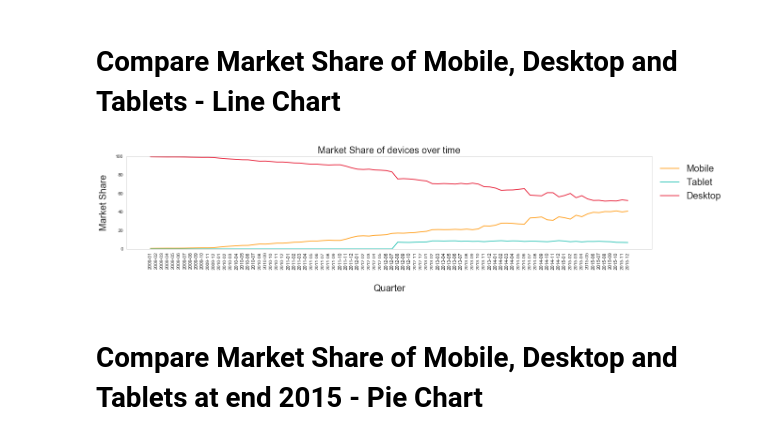
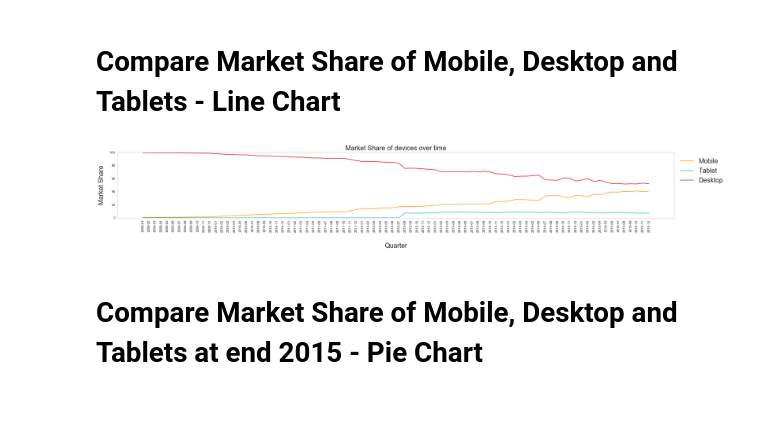
Before and after one commit to Ghos7ie/PDS_CA2, a Jupyter notebook: Graph Plotting.ipynb, the cells around one changed output. Saved outputs shown, nothing was run; the diff lists cells and outputs as text; code cells hidden in the pictures; blank space fills up the shorter version.

```diff
--- a/Graph Plotting.ipynb
+++ b/Graph Plotting.ipynb
@@ -166,35 +166,35 @@ plt.show()
 import pandas as pd
 import pymongo
 from pymongo import MongoClient
 import matplotlib.pyplot as plt
 import seaborn as sns
 sns.set(style='whitegrid')
 
 client = MongoClient()
 db = client['pds_CA2']
 
 deviceCompare = pd.DataFrame(list(db.deviceCompare.find()))
 
 # Plotting
-linePlot = plt.figure(figsize=(20,8))
+linePlot = plt.figure(figsize=(30,8))
 axis5 = linePlot.add_subplot(211)
 ## Set title
 plt.title('Market Share of devices over time', fontsize=20)
 ## Set x and y labels
 plt.xlabel('Quarter', fontsize=20, labelpad=30)
 plt.ylabel('Market Share', fontsize=20, labelpad=15)
 ## Rotate x ticks
 plt.xticks(rotation=90)
 # Plotting each individual line
 axis5.plot(deviceCompare['Date'], deviceCompare['Mobile'], color='#ff9f1c')
 axis5.plot(deviceCompare['Date'], deviceCompare['Tablet'], color='#2ec4b6')
 axis5.plot(deviceCompare['Date'], deviceCompare['Desktop'], color='#e71d36')
 axis5.legend(loc="upper left",bbox_to_anchor=(1,1), fontsize=20)
 axis5.grid()
 plt.ylim(0,100)
 plt.show()
 # %% [output]
-[figure, old version]
+[figure, new version]
 # %% [markdown]
 # Compare Market Share of Mobile, Desktop and Tablets at end 2015 - Pie Chart
 # %%
```
